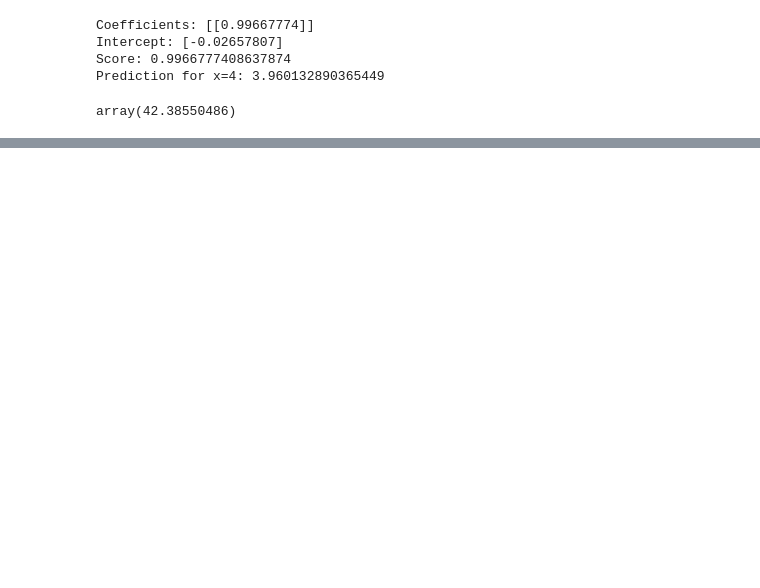
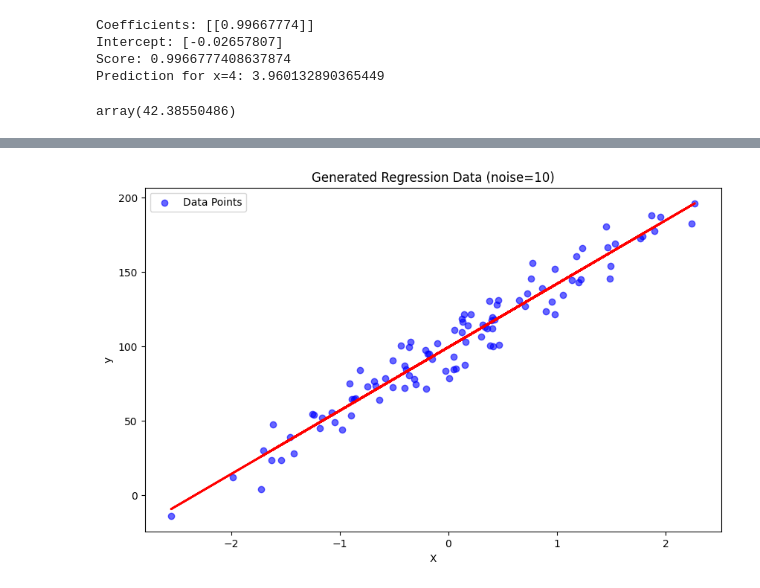
Before and after one commit to stkisengese/linear-regression, a Jupyter notebook: ex01_estimator.ipynb, the cells around one changed output, grey strips where cells are left out. Saved outputs shown, nothing was run; the diff lists cells and outputs as text; code cells hidden in the pictures; blank space fills up the shorter version.

Commit message:
feat: add predicted line of best fit

```diff
--- a/ex01_estimator.ipynb
+++ b/ex01_estimator.ipynb
@@ -52,0 +73,14 @@ plt.show()
+# %%
+# 3. Add fitted line
+y_pred = model2.predict(X)
+
+plt.figure(figsize=(10, 6))
+plt.scatter(X, y, alpha=0.6, color='blue', label='Data Points')
+plt.plot(X, y_pred, color="red", linewidth=2)
+plt.title('Generated Regression Data (noise=10)')
+plt.xlabel('X')
+plt.ylabel('y')
+plt.legend()
+plt.show()
+# %% [output]
+[figure, added]
```
Also changed, not shown: parts of 5 cells of this notebook.
